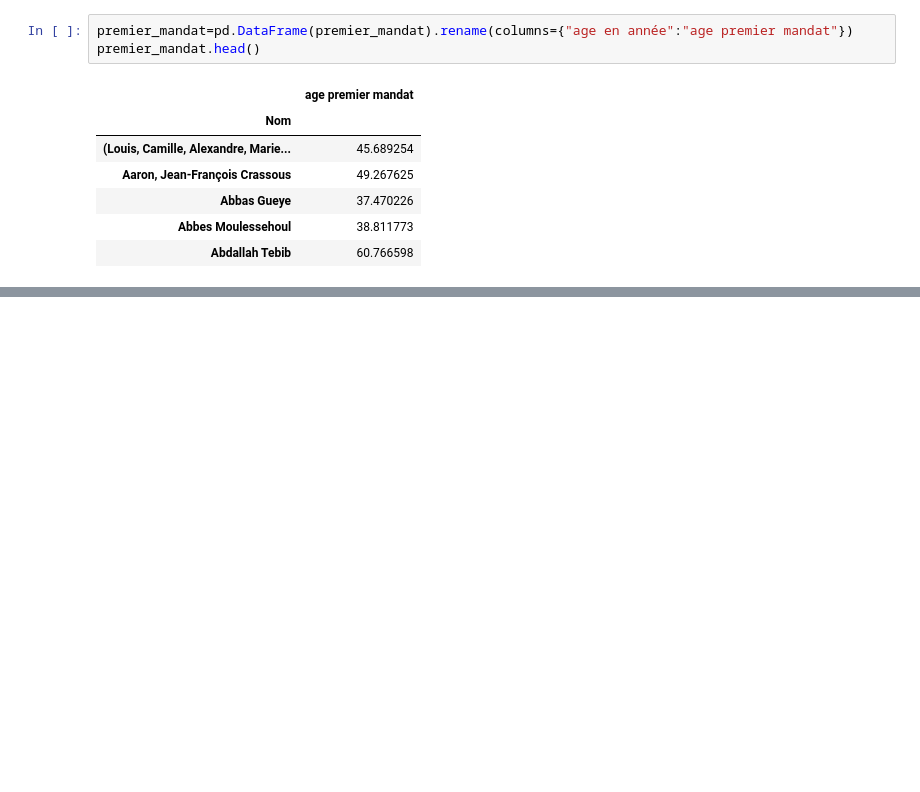
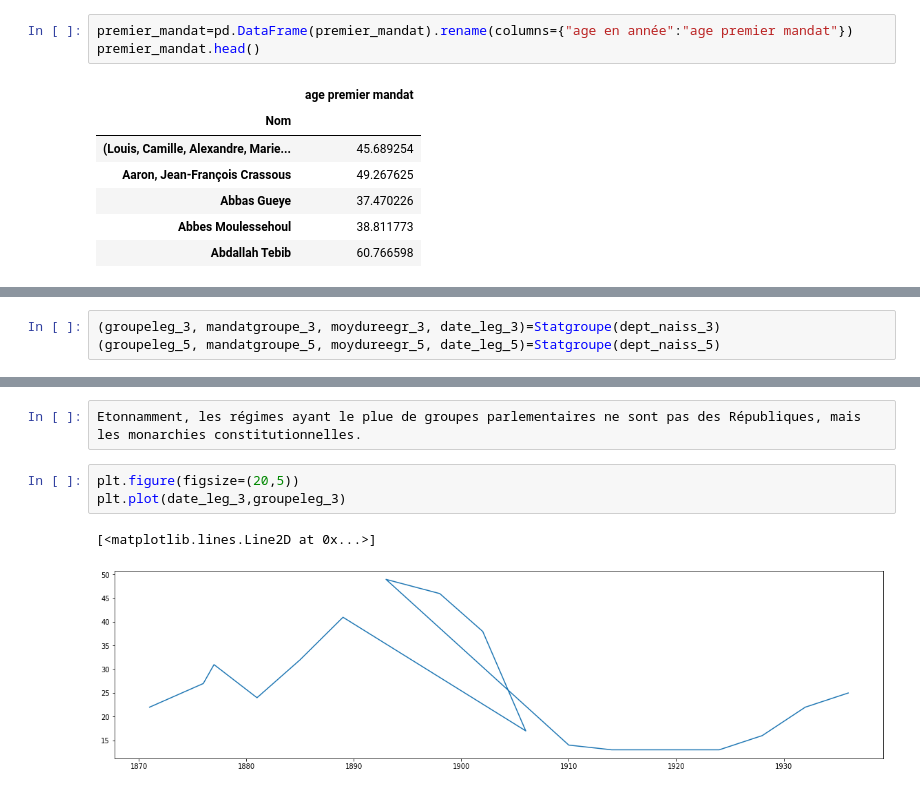
Before and after one commit to dusylvain/Projet-Python-deputes, a Jupyter notebook: statistiques_descriptives_depute.ipynb, the cells around one changed output, grey strips where cells are left out. Cells and saved outputs as stored; diff of their text form; blank space fills up the shorter version.

```diff
--- a/statistiques_descriptives_depute.ipynb
+++ b/statistiques_descriptives_depute.ipynb
@@ -620,0 +639,3 @@ df_depu_b.sample(10)
+# %%
+(groupeleg_3, mandatgroupe_3, moydureegr_3, date_leg_3)=Statgroupe(dept_naiss_3)
+(groupeleg_5, mandatgroupe_5, moydureegr_5, date_leg_5)=Statgroupe(dept_naiss_5)
@@ -620,0 +675,8 @@ df_depu_b.sample(10)
+# %%
+Etonnamment, les régimes ayant le plue de groupes parlementaires ne sont pas des Républiques, mais les monarchies constitutionnelles.
+# %%
+plt.figure(figsize=(20,5))
+plt.plot(date_leg_3,groupeleg_3)
+# %% [output]
+[<matplotlib.lines.Line2D at 0x...>]
+[figure, added]
```
Also changed, not shown: parts of 19 cells of this notebook.
